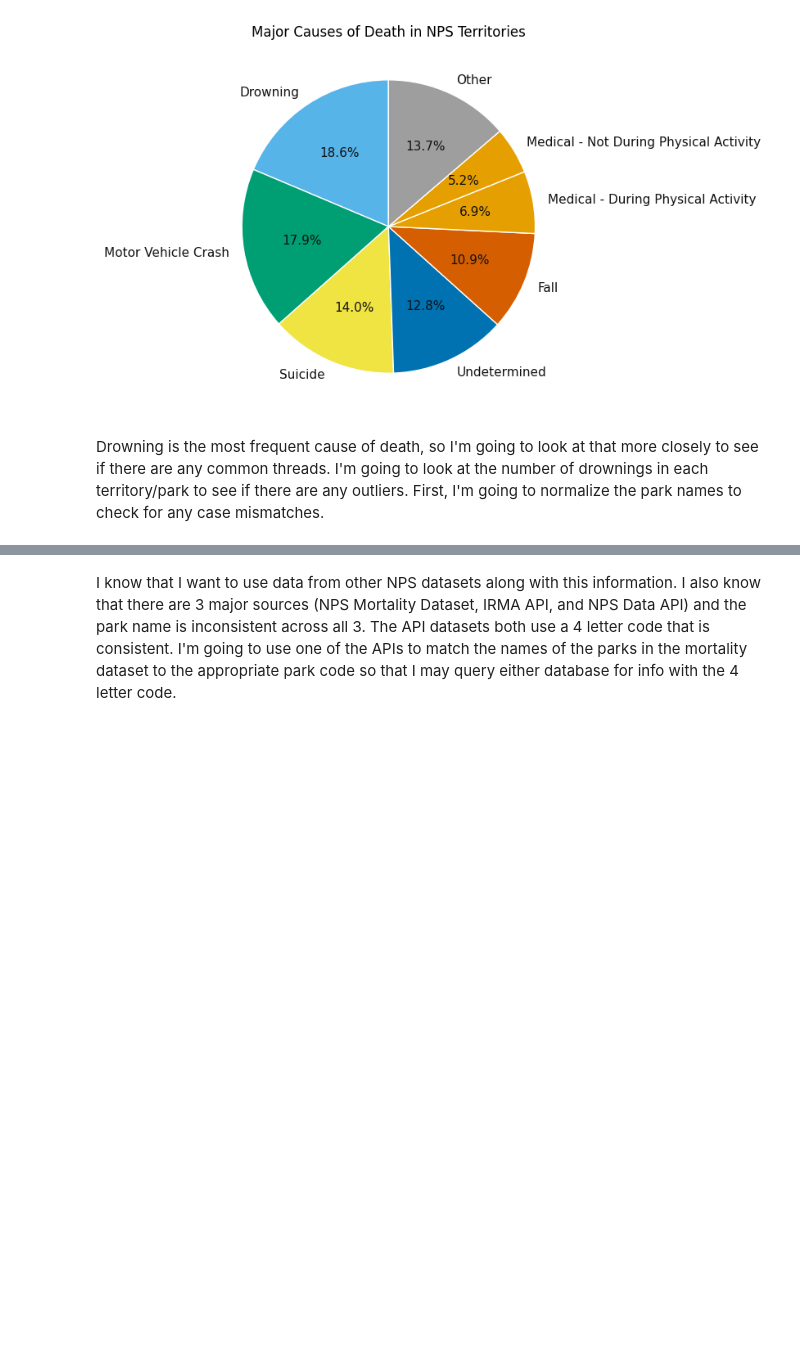
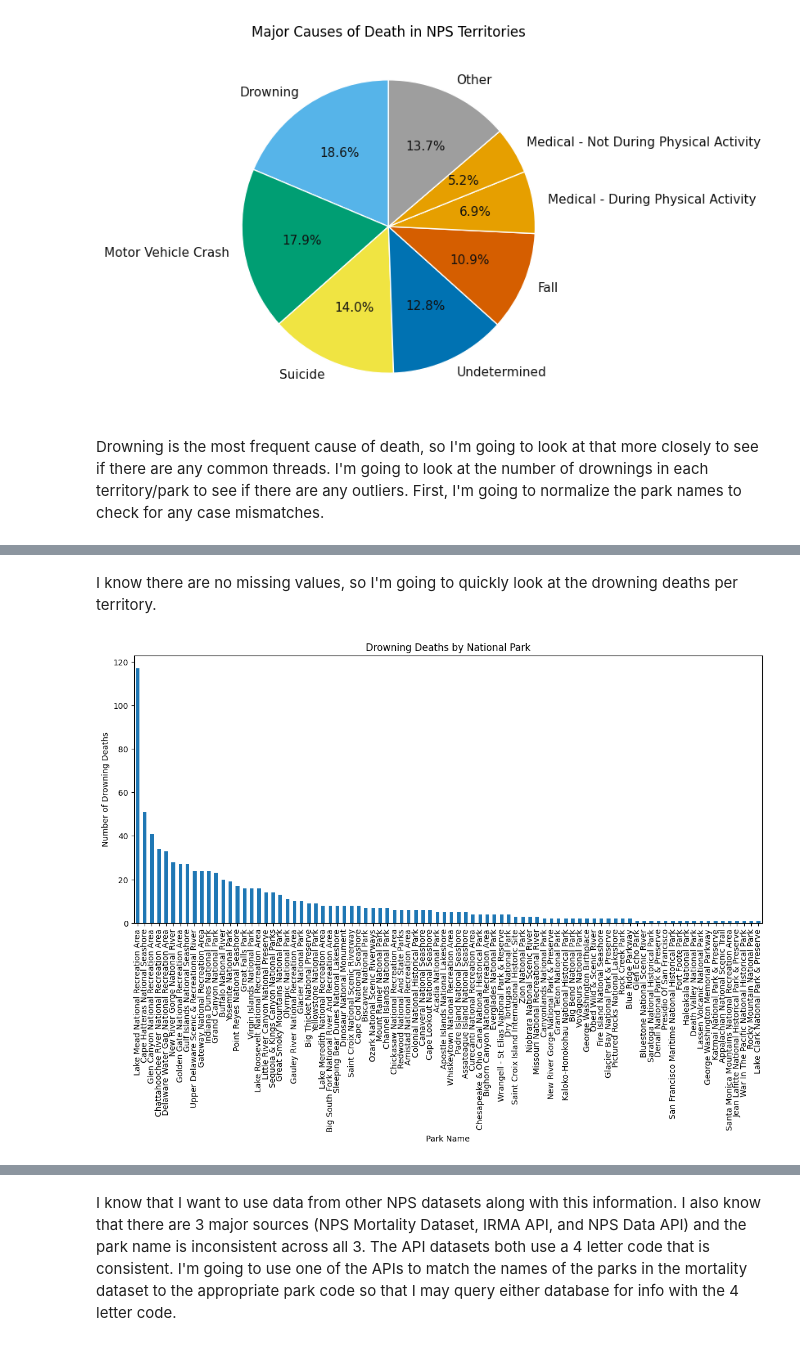
Before and after one commit to jeccalong/NPS_mini_project, a Jupyter notebook: Notebooks/NPS_mini_project.ipynb, the cells around one changed output, grey strips where cells are left out. Cells and saved outputs as stored; diff of their text form; code cells hidden in the pictures; blank space fills up the shorter version.

```diff
--- a/Notebooks/NPS_mini_project.ipynb
+++ b/Notebooks/NPS_mini_project.ipynb
@@ -233,0 +238,2 @@ Drowning is the most frequent cause of death, so I'm going to look at that more
+# %%
+df["Park Name"] = df["Park Name"].str.strip().str.lower()
@@ -233,0 +246,3 @@ Drowning is the most frequent cause of death, so I'm going to look at that more
+# %%
+df["Park Name"] = df["Park Name"].str.title()
+print(df["Park Name"])
@@ -233,0 +277,21 @@ Drowning is the most frequent cause of death, so I'm going to look at that more
+# %% [markdown]
+I know there are no missing values, so I'm going to quickly look at the drowning deaths per territory.
+# %%
+#Filter for drowning
+drowning_df = df[df["Cause of Death Group \n(Used in the NPS Mortality Dashboard) "] == "Drowning"]
+
+#Count drowning deaths in parks
+drowning_counts = drowning_df["Park Name"].value_counts()
+
+#Create bar graph with data
+plt.figure(figsize=(14,6))
+drowning_counts.plot(kind="bar")
+
+plt.title("Drowning Deaths by National Park")
+plt.xlabel("Park Name")
+plt.ylabel("Number of Drowning Deaths")
+plt.xticks(rotation=90)
+
+plt.show()
+# %% [output]
+[figure, added]
```
Also changed, not shown: parts of 35 cells of this notebook, 2 other files.
